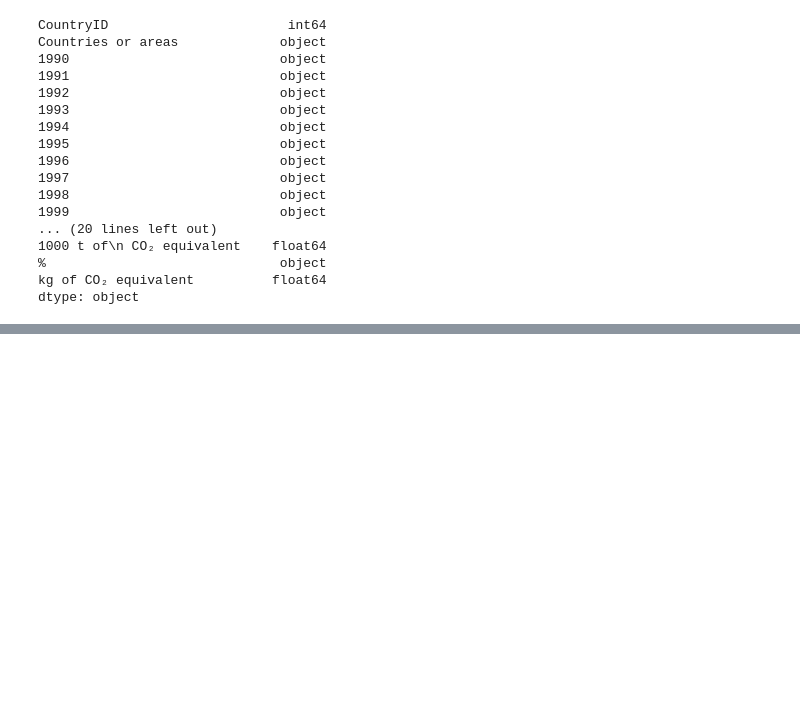
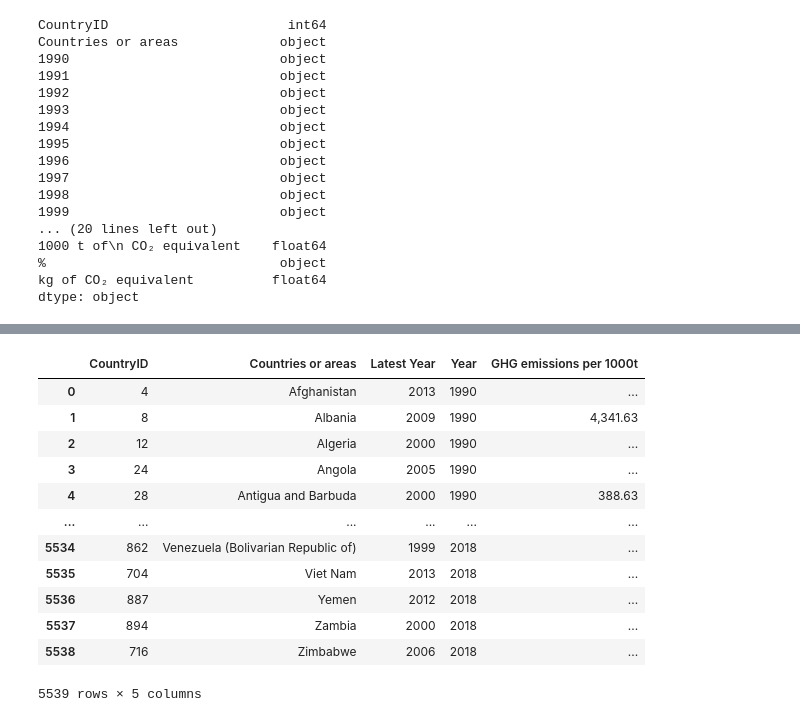
Before and after one commit to ashparra97/ETL-project, a Jupyter notebook: wrangling.ipynb, the cells around one changed output, grey strips where cells are left out. Cells and saved outputs as stored; diff of their text form; code cells hidden in the pictures; blank space fills up the shorter version.

```diff
--- a/wrangling.ipynb
+++ b/wrangling.ipynb
@@ -86,0 +107,18 @@ dtype: object
+# %%
+ghg_df_unpivot.drop(ghg_df_unpivot.iloc[:, 3:6], inplace=True, axis=1)
+# %%
+ghg_df_unpivot
+# %% [output]
+|  | CountryID | Countries or areas | Latest Year | Year | GHG emissions per 1000t |
+| 0 | 4 | Afghanistan | 2013 | 1990 | ... |
+| 1 | 8 | Albania | 2009 | 1990 | 4,341.63 |
+| 2 | 12 | Algeria | 2000 | 1990 | ... |
+| 3 | 24 | Angola | 2005 | 1990 | ... |
+| 4 | 28 | Antigua and Barbuda | 2000 | 1990 | 388.63 |
+| ... | ... | ... | ... | ... | ... |
+| 5534 | 862 | Venezuela (Bolivarian Republic of) | 1999 | 2018 | ... |
+| 5535 | 704 | Viet Nam | 2013 | 2018 | ... |
+| 5536 | 887 | Yemen | 2012 | 2018 | ... |
+| 5537 | 894 | Zambia | 2000 | 2018 | ... |
+| 5538 | 716 | Zimbabwe | 2006 | 2018 | ... |
+5539 rows × 5 columns
```
Also changed, not shown: parts of 3 cells of this notebook.
